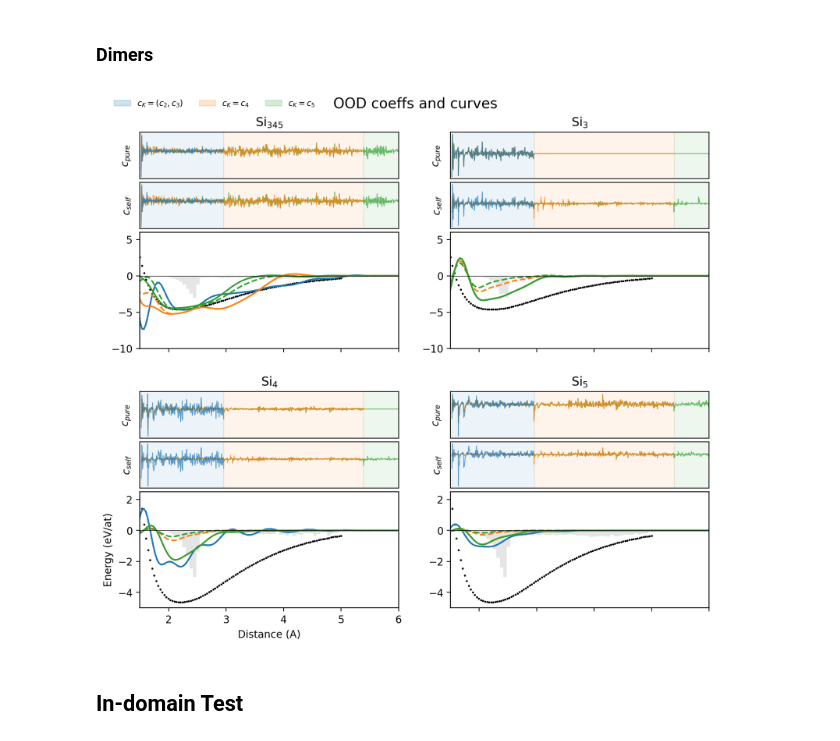
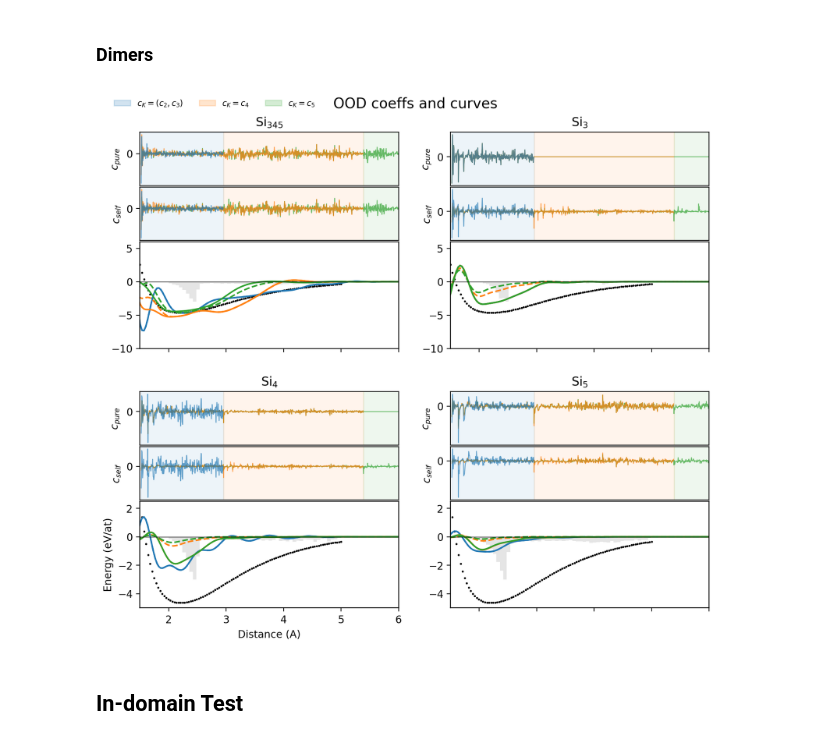
Before and after one commit to apolmiguel/aceconverge2025, a Jupyter notebook: plots_response.ipynb, the cells around one changed output. Saved outputs shown, nothing was run; the diff lists cells and outputs as text; code cells hidden in the pictures.

Commit message:
added si2 coefficients and modified plots

```diff
--- a/plots_response.ipynb
+++ b/plots_response.ipynb
@@ -401,7 +401,7 @@ for i, dset in enumerate(dsets):
     axes_flat[i].axhline(0, color='k', lw=0.5)
     axes_flat[i].set_title(dset)
     # Split each quadrant into two subplots: top for coefficients, bottom for dimer curve
-    inner_gs = axes_flat[i].get_subplotspec().subgridspec(3, 1, height_ratios=[1, 1, 2.5], hspace=0.05)
+    inner_gs = axes_flat[i].get_subplotspec().subgridspec(3, 1, height_ratios=[1, 1, 2], hspace=0.02)
     coeff_axp = g.add_subplot(inner_gs[0])
     coeff_axp.set_title(dsetlabels[i])
     coeff_axsi = g.add_subplot(inner_gs[1])
@@ -430,7 +430,7 @@ for i, dset in enumerate(dsets):
 
     coeff_axp.set_ylabel(r'$c_{pure}}$'); coeff_axsi.set_ylabel(r'$c_{self}$')
     for axes in [coeff_axp, coeff_axsi]:
-        axes.set_xticks([]); axes.set_yticks([])
+        axes.set_xticks([]); axes.set_yticks([0])
 
     # Plot dimer curves
     for j, basis in enumerate(basis_tags):
@@ -440,34 +440,34 @@ for i, dset in enumerate(dsets):
         dimer_ax.plot(*Si_pure[dset+'_'+basis], label=basis+' pure', color='C'+str(j))
         dimer_ax.plot(*Si_selfint[dset+'_'+basis], label=basis+' selfint', color='C'+str(j), linestyle='--')
     dimer_ax.scatter(*en_si, s=1, color='k')
     dimer_ax.axhline(0, color='k', lw=0.5)
     dimer_ax.set_ylim(-10, 6)
     dimer_ax.set_xlim(np.min(en_si[0]), 6)
 
     if i == 2:
         dimer_ax.set_ylabel('Energy (eV/at)', fontsize=10)
         dimer_ax.set_xlabel('Distance (A)', fontsize=10)
     else:
         dimer_ax.set_xticklabels([])
     # if i == 0:
     #     dimer_ax.legend(fontsize=8, loc='upper right')
 # axes_flat[1].legend(fontsize=8, loc='upper right')
     if i > 1:
         dimer_ax.set_ylim(-5,2.5)
 axes_flat[2].set_ylabel('Energy (eV/at)', fontsize=10)
 axes_flat[2].set_xlabel('Distance (A)', fontsize=10)
 import matplotlib.patches as mpatches
 
 # Create custom legend patches for the color bar
 patch_3body = mpatches.Patch(color='C0', alpha=0.2, label=r'$c_K=(c_2,c_3)$')
 patch_4body = mpatches.Patch(color='C1', alpha=0.2, label=r'$c_K=c_4$')
 patch_5body = mpatches.Patch(color='C2', alpha=0.2, label=r'$c_K=c_5$')
 
 # Place the color bar legend in a suitable location (e.g., below all subplots)
 g.legend(handles=[patch_3body, patch_4body, patch_5body], loc='upper left', ncol=3, bbox_to_anchor=(0.08, 0.99), fontsize=8, frameon=False)
 g.savefig('figures/ood_silicon_dimer.png', dpi=300, bbox_inches='tight')
 # %% [output]
-[figure, old version]
+[figure, new version]
 # %% [markdown]
 ## In-domain Test
 # %% [markdown]
```
Also changed, not shown: parts of 1 cell of this notebook, 4 other files.
